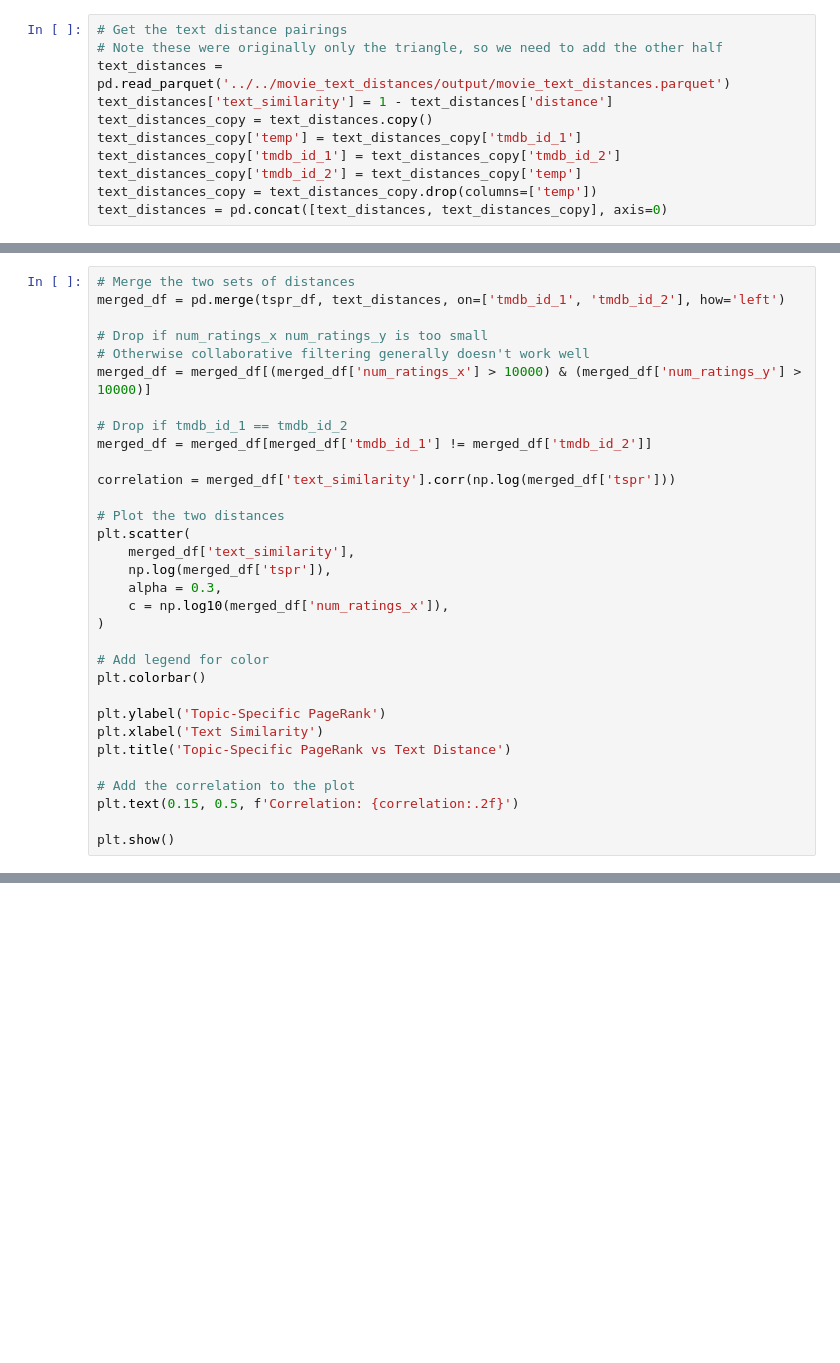
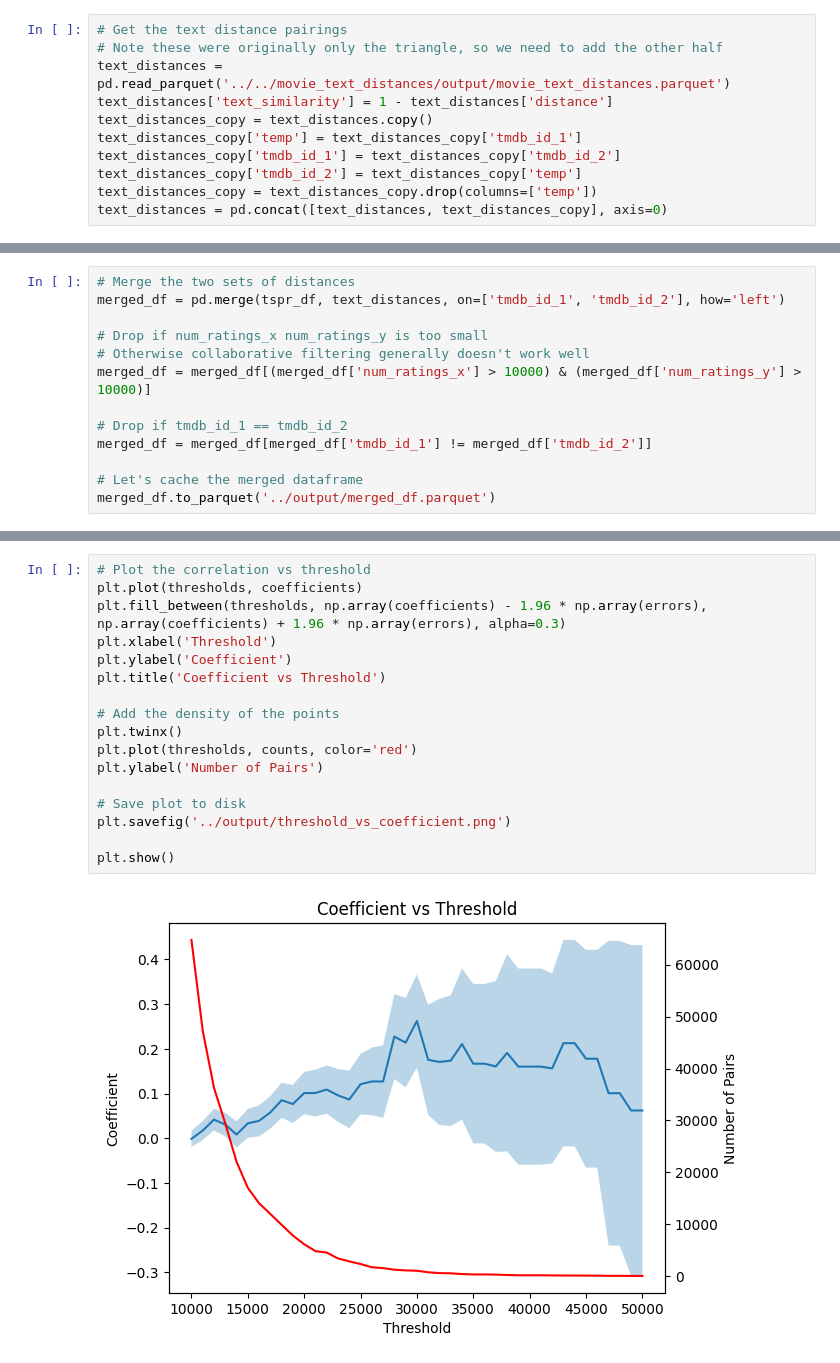
Before and after one commit to gmoore016/Industrial-Organization-III, a Jupyter notebook: movielens/code/pagerank.ipynb, the cells around one changed output, grey strips where cells are left out. Drawn from its saved outputs; the diff is of its cells as text; blank space fills up the shorter version.

Commit message:
Wrote Up Topic-Specific PageRank

```diff
--- a/movielens/code/pagerank.ipynb
+++ b/movielens/code/pagerank.ipynb
@@ -152,24 +148,5 @@ merged_df = merged_df[(merged_df['num_ratings_x'] > 10000) & (merged_df['num_rat
 # Drop if tmdb_id_1 == tmdb_id_2
 merged_df = merged_df[merged_df['tmdb_id_1'] != merged_df['tmdb_id_2']]
 
-correlation = merged_df['text_similarity'].corr(np.log(merged_df['tspr']))
-
-# Plot the two distances
-plt.scatter(
-    merged_df['text_similarity'],
-    np.log(merged_df['tspr']),
-    alpha = 0.3,
-    c = np.log10(merged_df['num_ratings_x']),
-)
-
-# Add legend for color
-plt.colorbar()
-
-plt.ylabel('Topic-Specific PageRank')
-plt.xlabel('Text Similarity')
-plt.title('Topic-Specific PageRank vs Text Distance')
-
-# Add the correlation to the plot
-plt.text(0.15, 0.5, f'Correlation: {correlation:.2f}')
-
-plt.show()
+# Let's cache the merged dataframe
+merged_df.to_parquet('../output/merged_df.parquet')
@@ -177,0 +187,19 @@ plt.show()
+# %%
+# Plot the correlation vs threshold
+plt.plot(thresholds, coefficients)
+plt.fill_between(thresholds, np.array(coefficients) - 1.96 * np.array(errors), np.array(coefficients) + 1.96 * np.array(errors), alpha=0.3)
+plt.xlabel('Threshold')
+plt.ylabel('Coefficient')
+plt.title('Coefficient vs Threshold')
+
+# Add the density of the points
+plt.twinx()
+plt.plot(thresholds, counts, color='red')
+plt.ylabel('Number of Pairs')
+
+# Save plot to disk
+plt.savefig('../output/threshold_vs_coefficient.png')
+
+plt.show()
+# %% [output]
+[figure, added]
```
Also changed, not shown: parts of 16 cells of this notebook, 1 other file.
